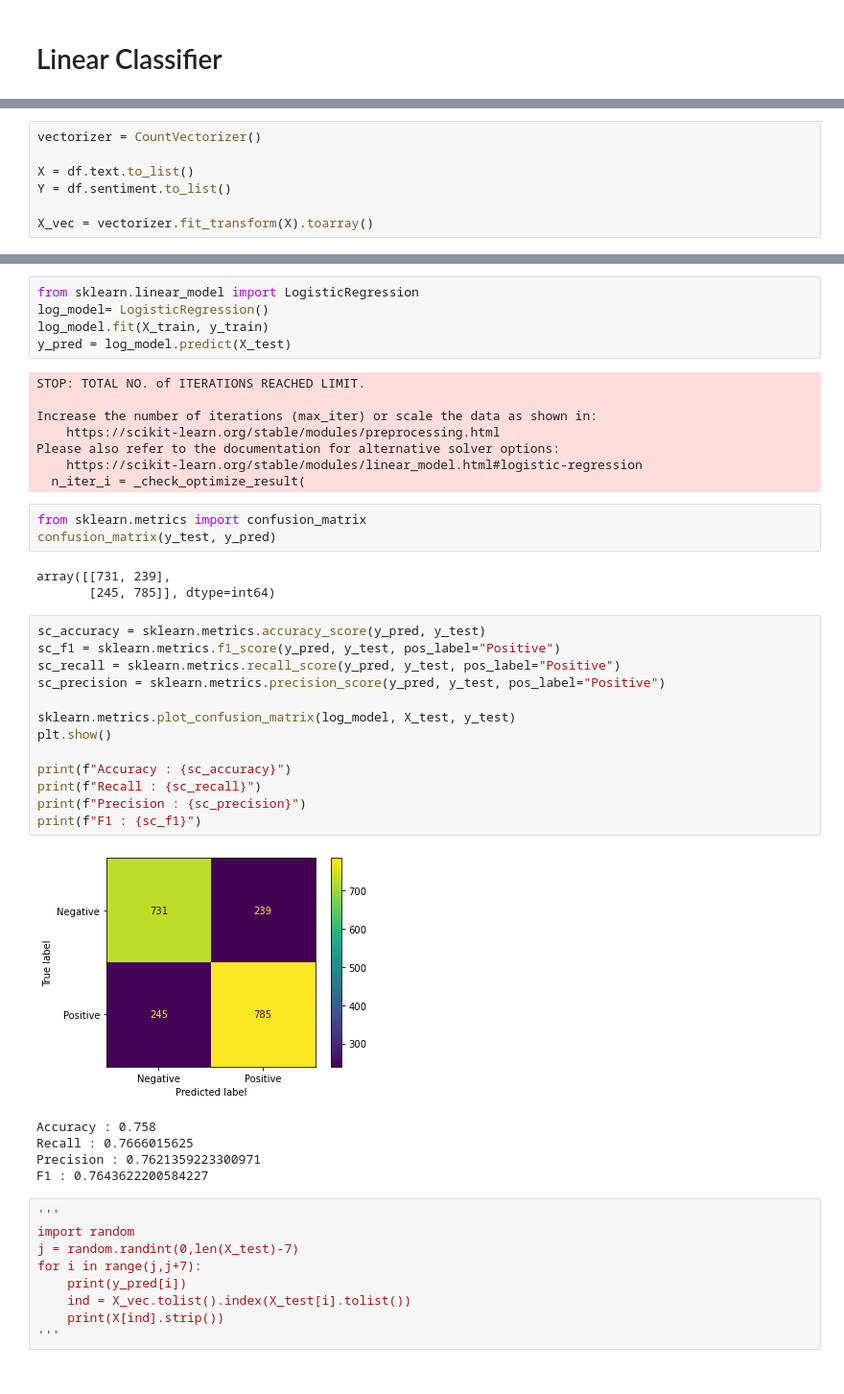
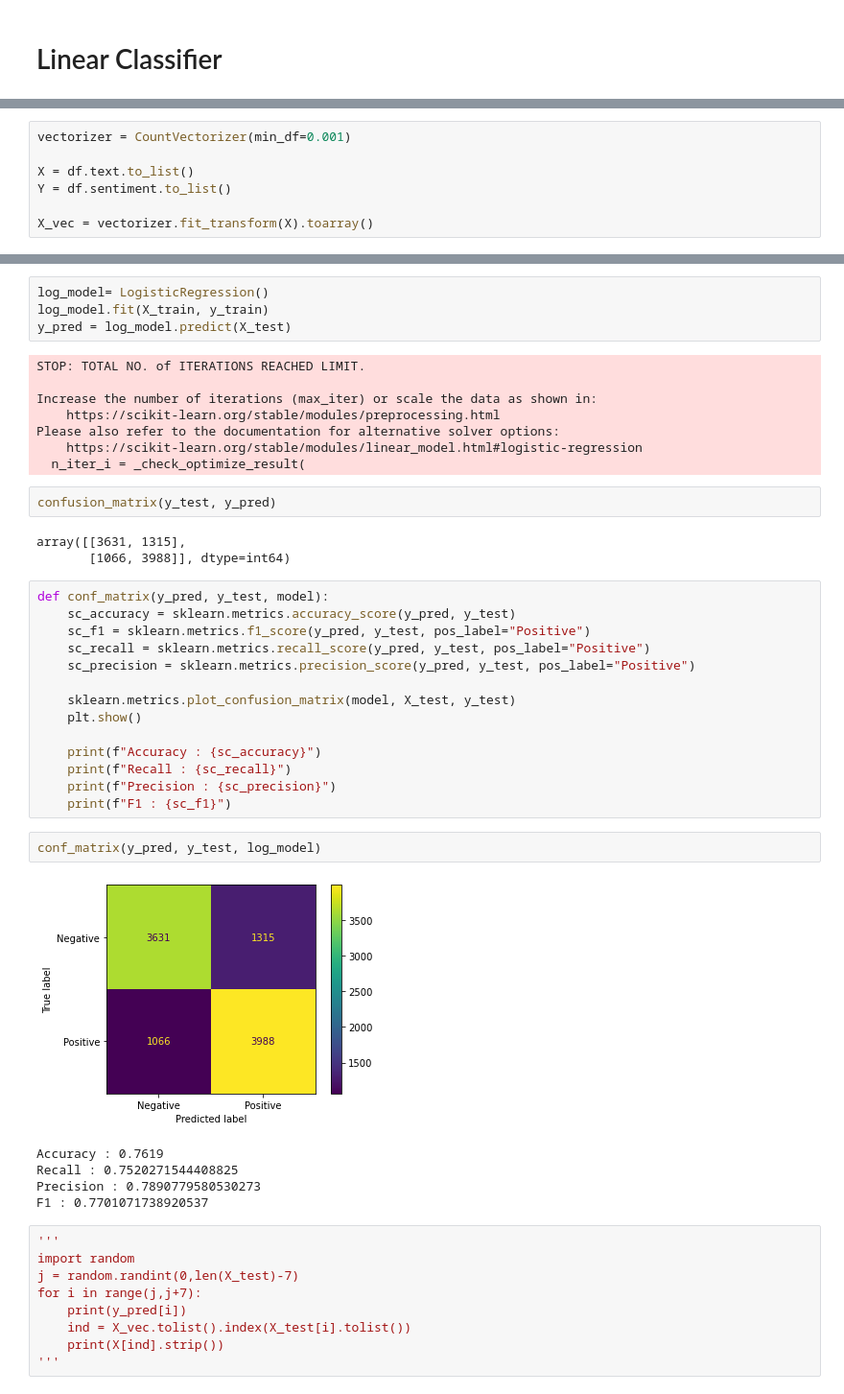
Before and after one commit to baptiste-pasquier/data_2A, a Jupyter notebook: model.ipynb, the cells around one changed output, grey strips where cells are left out. Shown at 96% size. Drawn from its saved outputs; the diff is of its cells as text.

```diff
--- a/model.ipynb
+++ b/model.ipynb
@@ -167,5 +171,5 @@ plt.show()
 # %%
-vectorizer = CountVectorizer()
+vectorizer = CountVectorizer(min_df=0.001)
 
 X = df.text.to_list()
 Y = df.sentiment.to_list()
@@ -180,7 +182,6 @@ X_train, X_test, y_train, y_test  = train_test_split(
         train_size=0.80,
         random_state=1234)
 # %%
-from sklearn.linear_model import LogisticRegression
 log_model= LogisticRegression()
 log_model.fit(X_train, y_train)
 y_pred = log_model.predict(X_test)
@@ -192,31 +193,33 @@ Increase the number of iterations (max_iter) or scale the data as shown in:
 Please also refer to the documentation for alternative solver options:
     https://scikit-learn.org/stable/modules/linear_model.html#logistic-regression
   n_iter_i = _check_optimize_result(
-# %%
-from sklearn.metrics import confusion_matrix
-confusion_matrix(y_test, y_pred)
-# %% [output]
-array([[731, 239],
-       [245, 785]], dtype=int64)
+# %%
+confusion_matrix(y_test, y_pred)
+# %% [output]
+array([[3631, 1315],
+       [1066, 3988]], dtype=int64)
 # %%
-sc_accuracy = sklearn.metrics.accuracy_score(y_pred, y_test)
-sc_f1 = sklearn.metrics.f1_score(y_pred, y_test, pos_label="Positive")
-sc_recall = sklearn.metrics.recall_score(y_pred, y_test, pos_label="Positive")
-sc_precision = sklearn.metrics.precision_score(y_pred, y_test, pos_label="Positive")
+def conf_matrix(y_pred, y_test, model):
+    sc_accuracy = sklearn.metrics.accuracy_score(y_pred, y_test)
+    sc_f1 = sklearn.metrics.f1_score(y_pred, y_test, pos_label="Positive")
+    sc_recall = sklearn.metrics.recall_score(y_pred, y_test, pos_label="Positive")
+    sc_precision = sklearn.metrics.precision_score(y_pred, y_test, pos_label="Positive")
 
-sklearn.metrics.plot_confusion_matrix(log_model, X_test, y_test)
-plt.show()
+    sklearn.metrics.plot_confusion_matrix(model, X_test, y_test)
+    plt.show()
 
-print(f"Accuracy : {sc_accuracy}")
-print(f"Recall : {sc_recall}")
-print(f"Precision : {sc_precision}")
-print(f"F1 : {sc_f1}")
+    print(f"Accuracy : {sc_accuracy}")
+    print(f"Recall : {sc_recall}")
+    print(f"Precision : {sc_precision}")
+    print(f"F1 : {sc_f1}")
-# %% [output]
-[figure, removed]
-Accuracy : 0.758
-Recall : 0.7666015625
-Precision : 0.7621359223300971
-F1 : 0.7643622200584227
+# %%
+conf_matrix(y_pred, y_test, log_model)
+# %% [output]
+[figure, added]
+Accuracy : 0.7619
+Recall : 0.7520271544408825
+Precision : 0.7890779580530273
+F1 : 0.7701071738920537
 # %%
 '''
 import random
```
Also changed, not shown: parts of 23 cells of this notebook.
